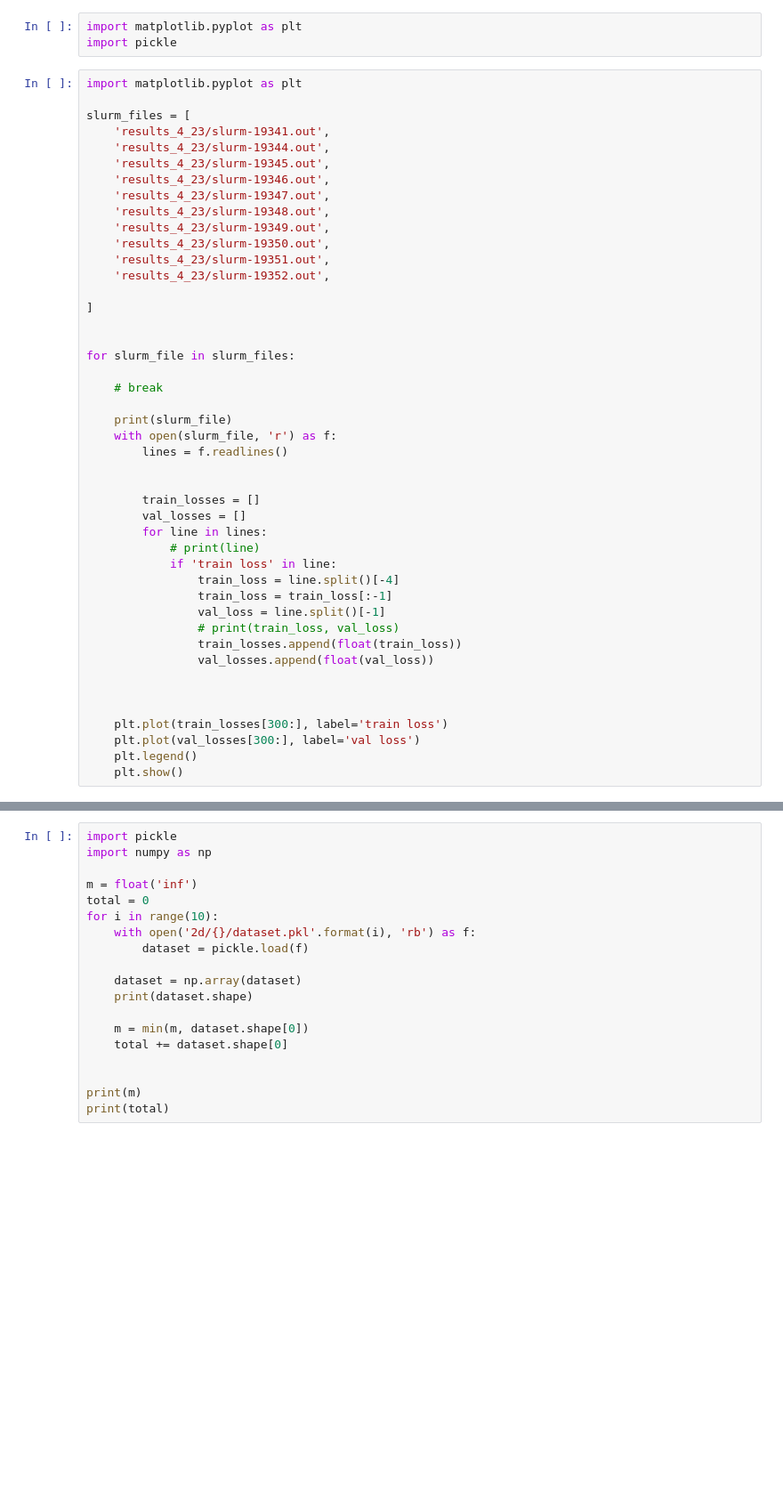
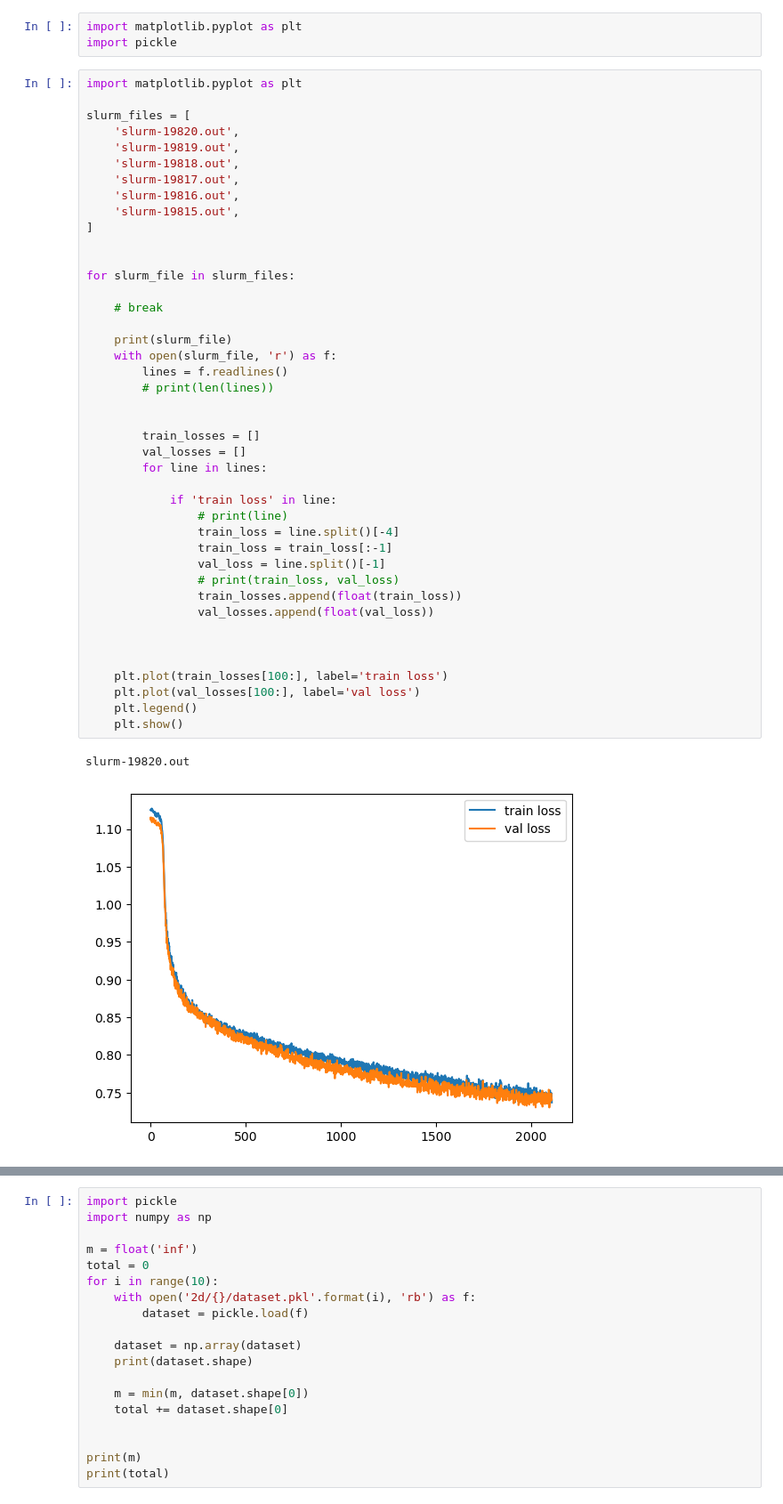
Before and after one commit to pranav212000/CS593_rob_project, a Jupyter notebook: temp.ipynb, the cells around one changed output, grey strips where cells are left out. Shown at 89% size. Cells and saved outputs as stored; diff of their text form; blank space fills up the shorter version.

```diff
--- a/temp.ipynb
+++ b/temp.ipynb
@@ -5,44 +5,44 @@ import pickle
 import matplotlib.pyplot as plt
 
 slurm_files = [
-    'results_4_23/slurm-19341.out',
-    'results_4_23/slurm-19344.out',
-    'results_4_23/slurm-19345.out',
-    'results_4_23/slurm-19346.out',
-    'results_4_23/slurm-19347.out',
-    'results_4_23/slurm-19348.out',
-    'results_4_23/slurm-19349.out',
-    'results_4_23/slurm-19350.out',
-    'results_4_23/slurm-19351.out',
-    'results_4_23/slurm-19352.out',
-
+    'slurm-19820.out',
+    'slurm-19819.out',
+    'slurm-19818.out',
+    'slurm-19817.out',
+    'slurm-19816.out',
+    'slurm-19815.out',
 ]
 
 
 for slurm_file in slurm_files:
 
     # break
 
     print(slurm_file)
     with open(slurm_file, 'r') as f:
         lines = f.readlines()
+        # print(len(lines))
 
 
         train_losses = []
         val_losses = []
         for line in lines:
-            # print(line)
+
             if 'train loss' in line:
+                # print(line)
                 train_loss = line.split()[-4]
                 train_loss = train_loss[:-1]
                 val_loss = line.split()[-1]
                 # print(train_loss, val_loss)
                 train_losses.append(float(train_loss))
                 val_losses.append(float(val_loss))
 
 
 
-    plt.plot(train_losses[300:], label='train loss')
-    plt.plot(val_losses[300:], label='val loss')
+    plt.plot(train_losses[100:], label='train loss')
+    plt.plot(val_losses[100:], label='val loss')
     plt.legend()
     plt.show()
+# %% [output]
+slurm-19820.out
+[figure, added]
```
Also changed, not shown: parts of 3 cells of this notebook, 21 other files.
